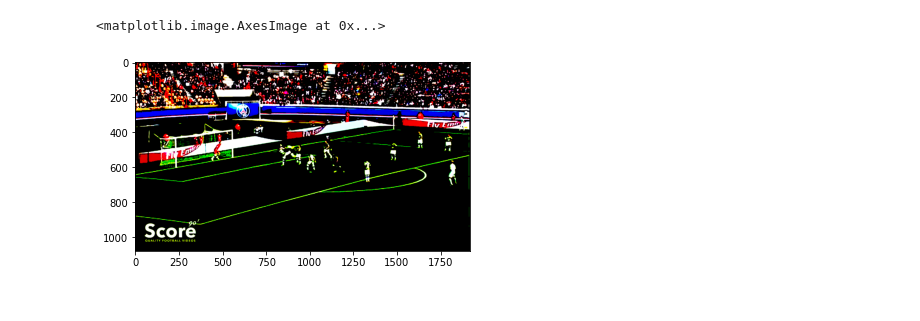
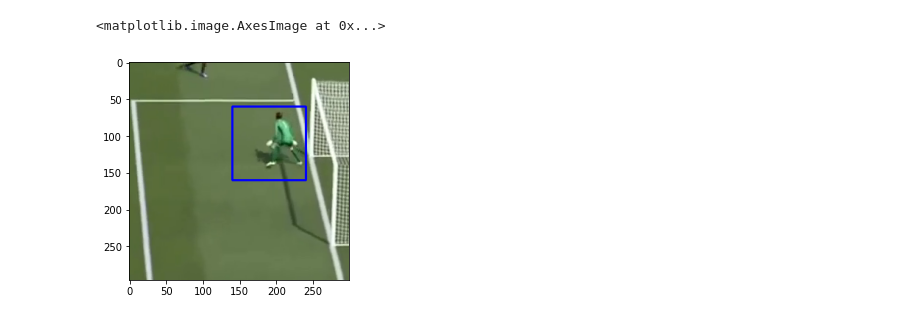
Before and after one commit to sid2610/HPE_Goal, a Jupyter notebook: HPE_GoalDetction.ipynb, the cells around one changed output. Cells and saved outputs as stored; diff of their text form; code cells hidden in the pictures.

```diff
--- a/HPE_GoalDetction.ipynb
+++ b/HPE_GoalDetction.ipynb
@@ -90,0 +144,38 @@ frame_1.shape
+# %%
+model_cnn_adam.load_weights('./ball_adam.h5')
+# %%
+vid = imageio.get_reader('./fifa_1.mp4')
+# %%
+win = (100,100)
+step = 10
+# %%
+result = []
+for j in range(0, vid.get_length()):
+    print(j)
+    frame = vid.get_data(j)
+    if (j%5==0):
+        (ux,uy,lx,ly) = penalty_area(frame)
+    locs = []
+    preds = []
+    test = frame[uy:ly, ux:lx]
+    test_bw = rgb2gray(test)
+    test_bw = np.expand_dims(test_bw, -1)
+    for x,y,roi in sliding_window(test_bw, win, step):
+        if x==0 and y%10==0:
+            print(x,y)
+        locs.append((x,y))
+        t = np.expand_dims(roi, 0)
+        preds.append(model_cnn_adam.predict(t))
+    clone = test.copy()
+    p = 0
+    if np.max(preds)>0.99:
+        for k in preds:
+            if k==np.max(preds):
+                p += 1
+                if p>1:
+                    break
+    for k in range(len(preds)):
+        if np.max(preds) > 0.99:
+            i = np.argmax(preds)
+            cv2.rectangle(clone, (locs[i][0],locs[i][1]), (locs[i][0]+100,locs[i][1]+100), (0,0,255), 2)
+    result.append(clone)
@@ -91,5 +200,5 @@ frame_1.shape
 # %%
-plt.imshow(frame_1)
+plt.imshow(result[20])
 # %% [output]
 <matplotlib.image.AxesImage at 0x...>
-[figure, old version]
+[figure, new version]
```
Also changed, not shown: parts of 25 cells of this notebook.
